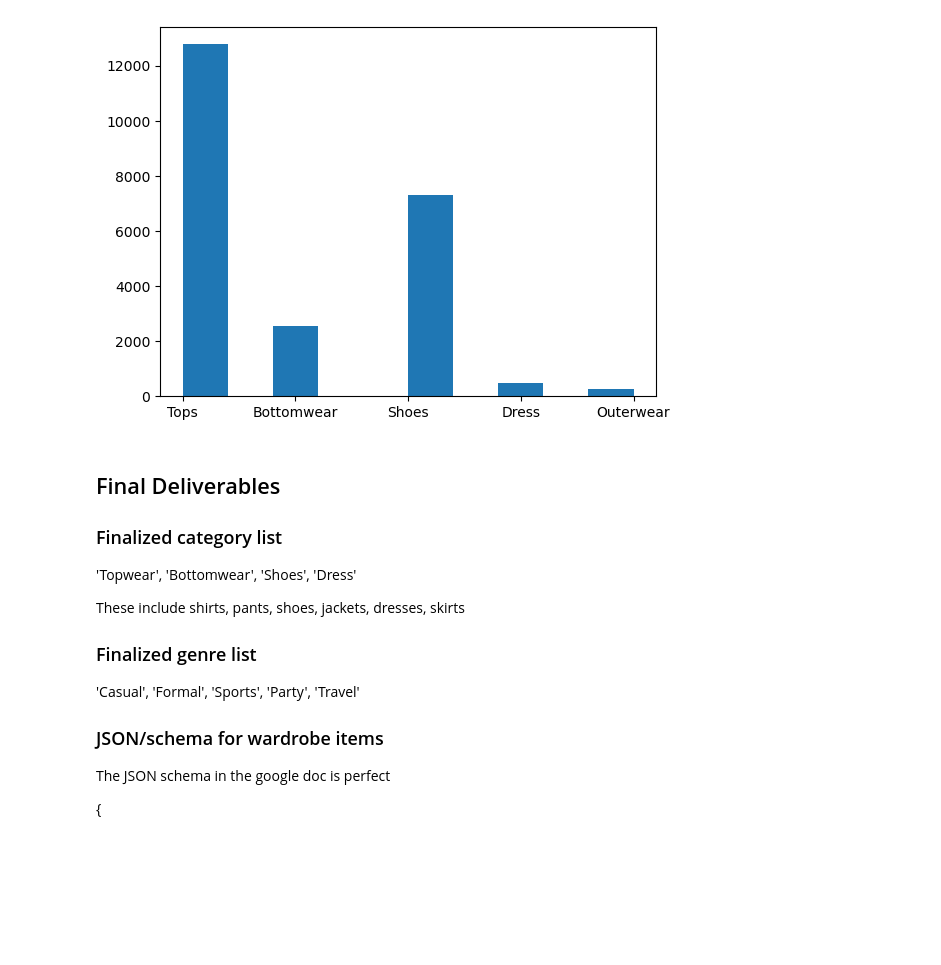
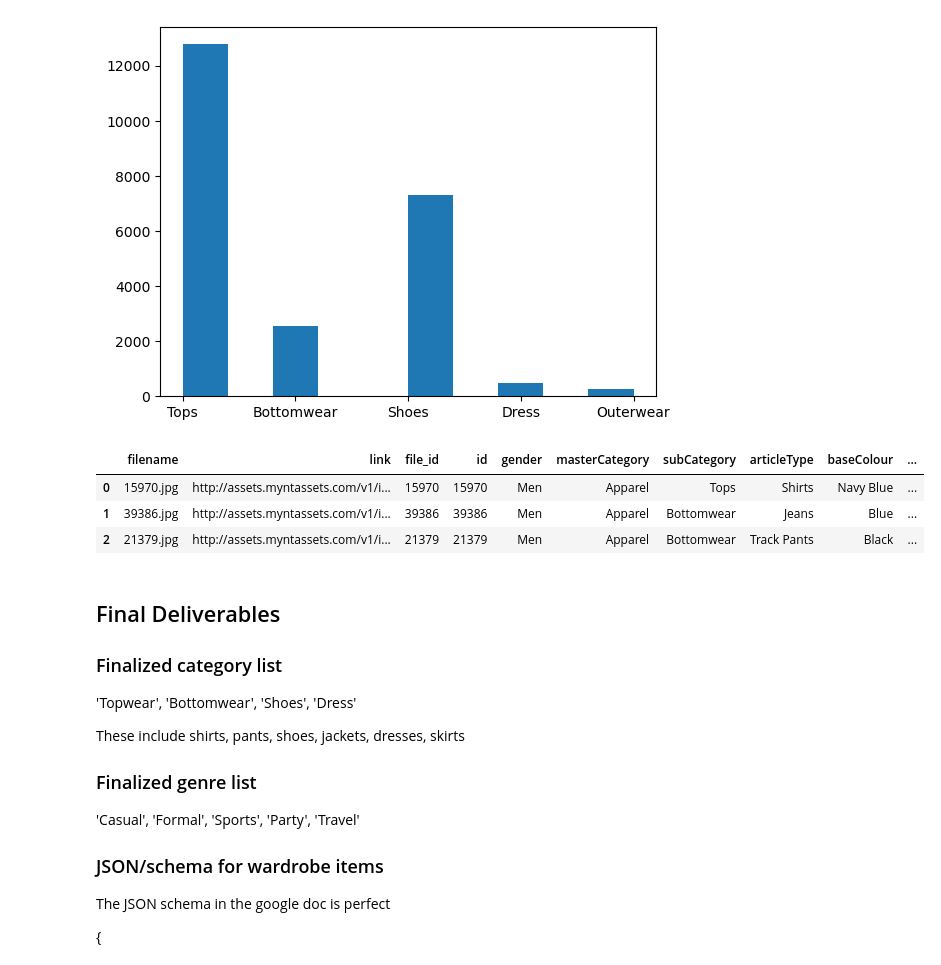
Before and after one commit to manasamaddi1/StyleSync, a Jupyter notebook: notebooks/data_exploration.ipynb, the cells around one changed output. Cells and saved outputs as stored; diff of their text form; code cells hidden in the pictures; blank space fills up the shorter version.

```diff
--- a/notebooks/data_exploration.ipynb
+++ b/notebooks/data_exploration.ipynb
@@ -151,6 +151,14 @@ plt.hist(combined_df["subCategory"])
 plt.show()
 # %% [output]
 [figure]
+# %%
+combined_df = combined_df.reset_index(drop=True)
+combined_df.head(3)
+# %% [output]
+|  | filename | link | file_id | id | gender | masterCategory | subCategory | articleType | baseColour | ... |
+| 0 | 15970.jpg | http://assets.myntassets.com/v1/i... | 15970 | 15970 | Men | Apparel | Tops | Shirts | Navy Blue | ... |
+| 1 | 39386.jpg | http://assets.myntassets.com/v1/i... | 39386 | 39386 | Men | Apparel | Bottomwear | Jeans | Blue | ... |
+| 2 | 21379.jpg | http://assets.myntassets.com/v1/i... | 21379 | 21379 | Men | Apparel | Bottomwear | Track Pants | Black | ... |
 # %% [markdown]
 ## Final Deliverables
 
```
Also changed, not shown: 1 other file.
